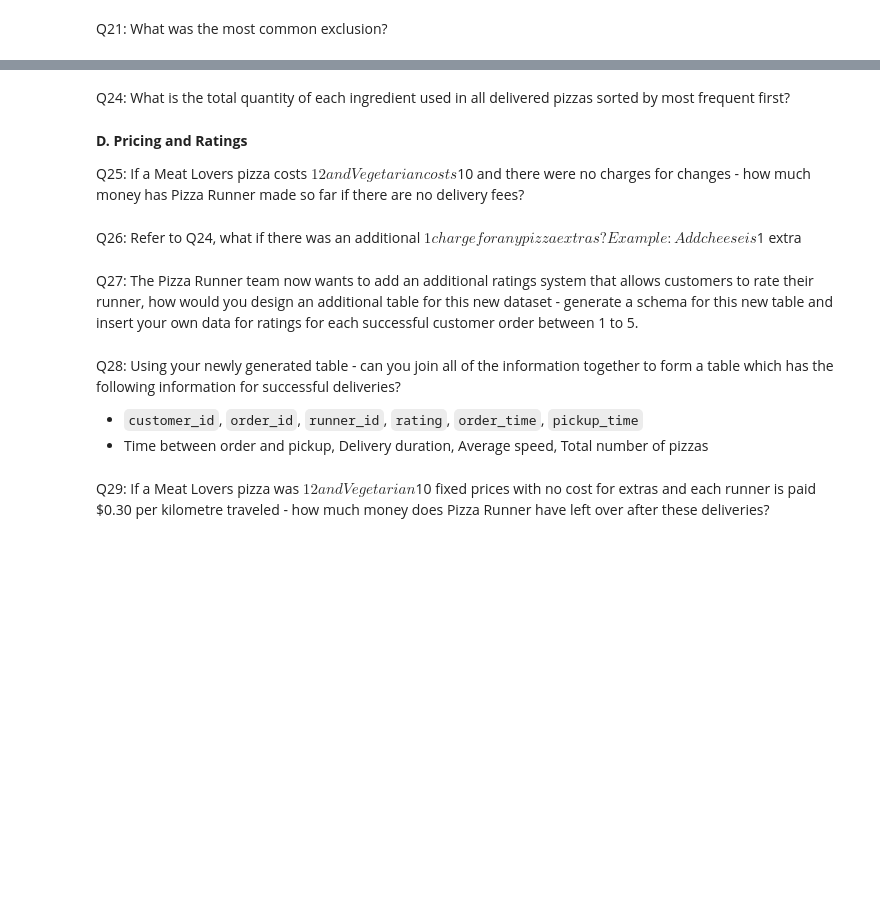
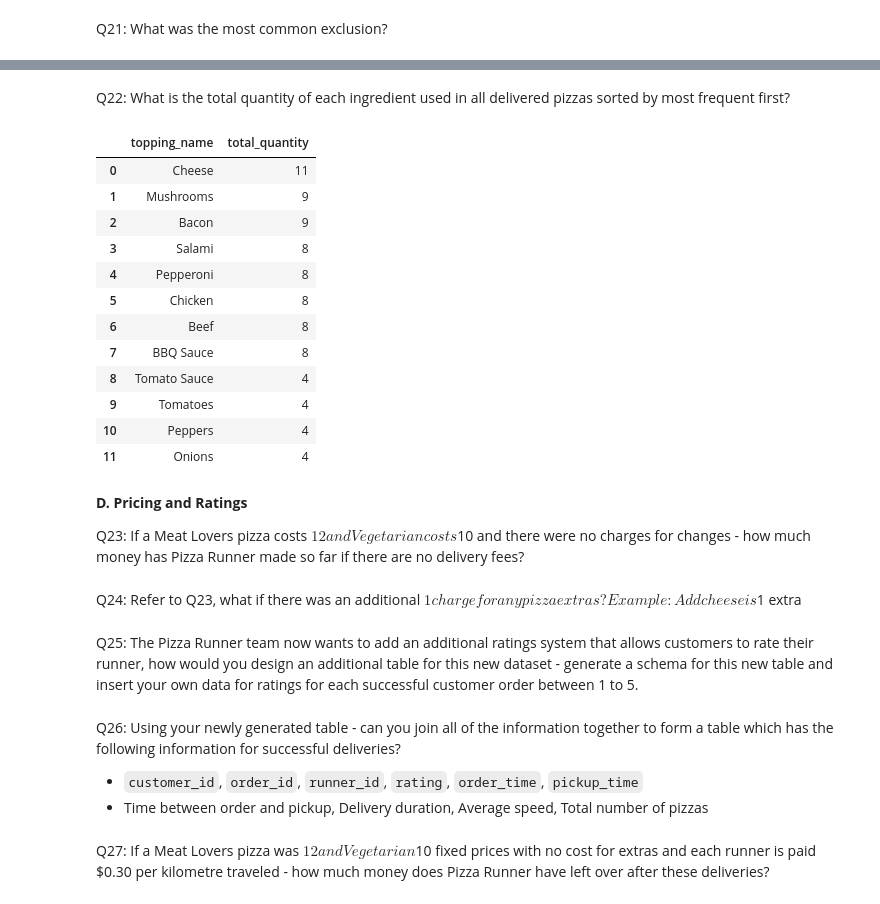
Before and after one commit to 20100215/8_Week_SQL_Challenge, a Jupyter notebook: Week 2 (Pizza Runner)/week2.ipynb, the cells around one changed output, grey strips where cells are left out. Drawn from its saved outputs; the diff is of its cells as text; code cells hidden in the pictures; blank space fills up the shorter version.

Commit message:
feat: add week 2 Q20-22 (counting ingredients frequency)

```diff
--- a/Week 2 (Pizza Runner)/week2.ipynb
+++ b/Week 2 (Pizza Runner)/week2.ipynb
@@ -679,2 +718,2 @@ Q23: Generate an alphabetically ordered comma separated ingredient list for each
 # %% [markdown]
-Q24: What is the total quantity of each ingredient used in all delivered pizzas sorted by most frequent first?
+Q22: What is the total quantity of each ingredient used in all delivered pizzas sorted by most frequent first?
@@ -681,17 +757,73 @@ Q24: What is the total quantity of each ingredient used in all delivered pizzas
+# %%
+# Utilize the temp tables and join appropriately with UNION ALL (include duplicates)
+# and EXCEPT (for exclusions)
+query("""
+    WITH orders_with_toppings AS (
+        SELECT
+            co.order_id, s.toppings AS topping_id
+        FROM
+            temp1 s
+            INNER JOIN customer_orders_clean co
+            ON s.pizza_id = co.pizza_id
+        WHERE
+            s.toppings <> ''
+
+        UNION ALL
+
+        SELECT
+            se.order_id, se.extras AS topping_id
+        FROM
+            temp2 se
+        WHERE
+            se.extras <> ''
+
+        EXCEPT
+
+        SELECT
+            sx.order_id, sx.exclusions AS topping_id
+        FROM
+            temp3 sx
+        WHERE
+            sx.exclusions <> ''
+    )
+
+    SELECT
+        pt.topping_name, COUNT(*) as total_quantity
+    FROM
+        orders_with_toppings owt
+        INNER JOIN pizza_toppings pt
+            ON owt.topping_id = pt.topping_id
+    GROUP BY pt.topping_id
+    ORDER BY total_quantity DESC
+""")
+# %% [output]
+|  | topping_name | total_quantity |
+| 0 | Cheese | 11 |
+| 1 | Mushrooms | 9 |
+| 2 | Bacon | 9 |
+| 3 | Salami | 8 |
+| 4 | Pepperoni | 8 |
+| 5 | Chicken | 8 |
+| 6 | Beef | 8 |
+| 7 | BBQ Sauce | 8 |
+| 8 | Tomato Sauce | 4 |
+| 9 | Tomatoes | 4 |
+| 10 | Peppers | 4 |
+| 11 | Onions | 4 |
 # %% [markdown]
 **D. Pricing and Ratings**
 
-Q25: If a Meat Lovers pizza costs $12 and Vegetarian costs $10 and there were no charges for changes - how much money has Pizza Runner made so far if there are no delivery fees?
+Q23: If a Meat Lovers pizza costs $12 and Vegetarian costs $10 and there were no charges for changes - how much money has Pizza Runner made so far if there are no delivery fees?
 # %% [markdown]
-Q26: Refer to Q24, what if there was an additional $1 charge for any pizza extras? Example: Add cheese is $1 extra
+Q24: Refer to Q23, what if there was an additional $1 charge for any pizza extras? Example: Add cheese is $1 extra
 # %% [markdown]
-Q27: The Pizza Runner team now wants to add an additional ratings system that allows customers to rate their runner, how would you design an additional table for this new dataset - generate a schema for this new table and insert your own data for ratings for each successful customer order between 1 to 5.
+Q25: The Pizza Runner team now wants to add an additional ratings system that allows customers to rate their runner, how would you design an additional table for this new dataset - generate a schema for this new table and insert your own data for ratings for each successful customer order between 1 to 5.
 # %% [markdown]
-Q28: Using your newly generated table - can you join all of the information together to form a table which has the following information for successful deliveries?
+Q26: Using your newly generated table - can you join all of the information together to form a table which has the following information for successful deliveries?
 - `customer_id`, `order_id`, `runner_id`, `rating`, `order_time`, `pickup_time`
 - Time between order and pickup, Delivery duration, Average speed, Total number of pizzas
 # %% [markdown]
-Q29: If a Meat Lovers pizza was $12 and Vegetarian $10 fixed prices with no cost for extras and each runner is paid $0.30 per kilometre traveled - how much money does Pizza Runner have left over after these deliveries?
+Q27: If a Meat Lovers pizza was $12 and Vegetarian $10 fixed prices with no cost for extras and each runner is paid $0.30 per kilometre traveled - how much money does Pizza Runner have left over after these deliveries?
 # %% [markdown]
 **E. Other**
 
```
Also changed, not shown: parts of 6 cells of this notebook.
